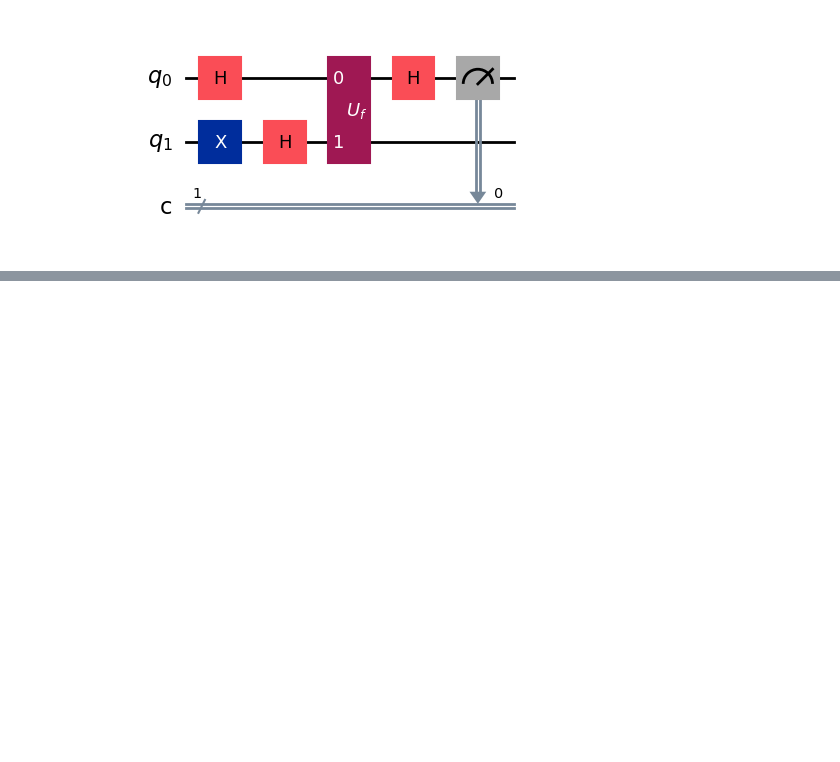
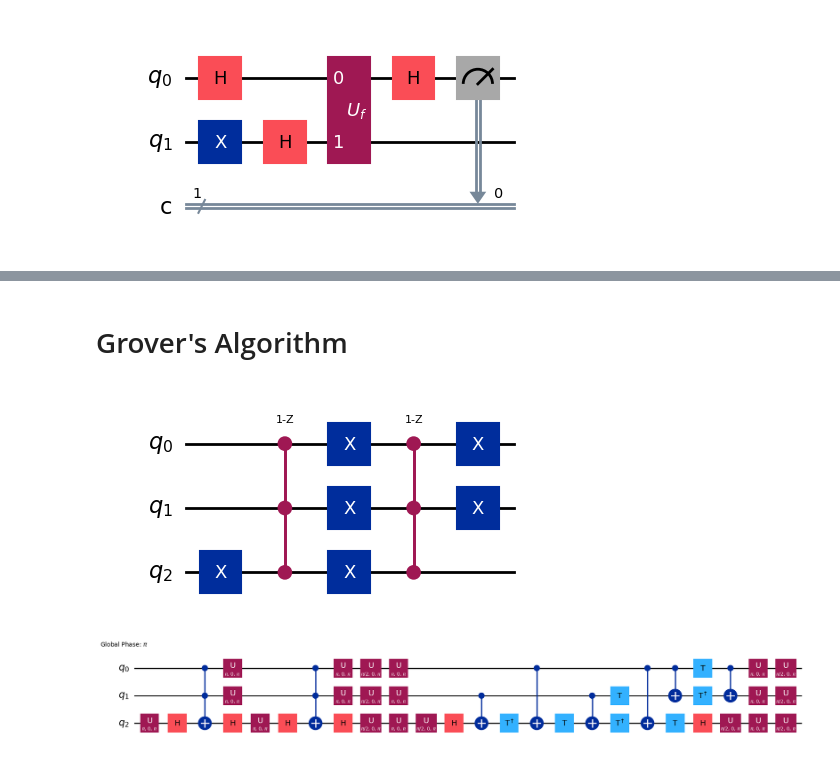
Before and after one commit to Aayog/quantum-implementation, a Jupyter notebook: notebooks/01_qubits_and_gates.ipynb, the cells around one changed output, grey strips where cells are left out. Saved outputs shown, nothing was run; the diff lists cells and outputs as text; code cells hidden in the pictures; blank space fills up the shorter version.

```diff
--- a/notebooks/01_qubits_and_gates.ipynb
+++ b/notebooks/01_qubits_and_gates.ipynb
@@ -279,0 +361,52 @@ qc_deutsch.draw('mpl')
+# %% [markdown]
+# Grover's Algorithm
+# %%
+from qiskit.circuit.library import grover_operator, MCMTGate, ZGate
+
+def grover_oracle(marked_states):
+    """Build a Grover oracle for multiple marked states
+
+    Here we assume all input marked states have the same number of bits
+
+    Parameters:
+        marked_states (str or list): Marked states of oracle
+
+    Returns:
+        QuantumCircuit: Quantum circuit representing Grover oracle
+    """
+    if not isinstance(marked_states, list):
+        marked_states = [marked_states]
+    # Compute the number of qubits in circuit
+    num_qubits = len(marked_states[0])
+
+    qc = QuantumCircuit(num_qubits)
+    # Mark each target state in the input list
+    for target in marked_states:
+        # Flip target bit-string to match Qiskit bit-ordering
+        rev_target = target[::-1]
+        # Find the indices of all the '0' elements in bit-string
+        zero_inds = [
+            ind
+            for ind in range(num_qubits)
+            if rev_target.startswith("0", ind)
+        ]
+        # Add a multi-controlled Z-gate with pre- and post-applied X-gates (open-controls)
+        # where the target bit-string has a '0' entry
+        if zero_inds:
+            qc.x(zero_inds)
+        qc.compose(MCMTGate(ZGate(), num_qubits - 1, 1), inplace=True)
+        if zero_inds:
+            qc.x(zero_inds)
+    return qc
+# %%
+# in 3 qubit, lets' mark 2 of them
+marked_states = ["011", "100"]
+oracle = grover_oracle(marked_states)
+oracle.draw('mpl')
+# %% [output]
+[figure, added]
+# %%
+grover_op = grover_operator(oracle)
+grover_op.decompose().draw(output="mpl", style="iqp")
+# %% [output]
+[figure, added]
```
Also changed, not shown: parts of 5 cells of this notebook.
